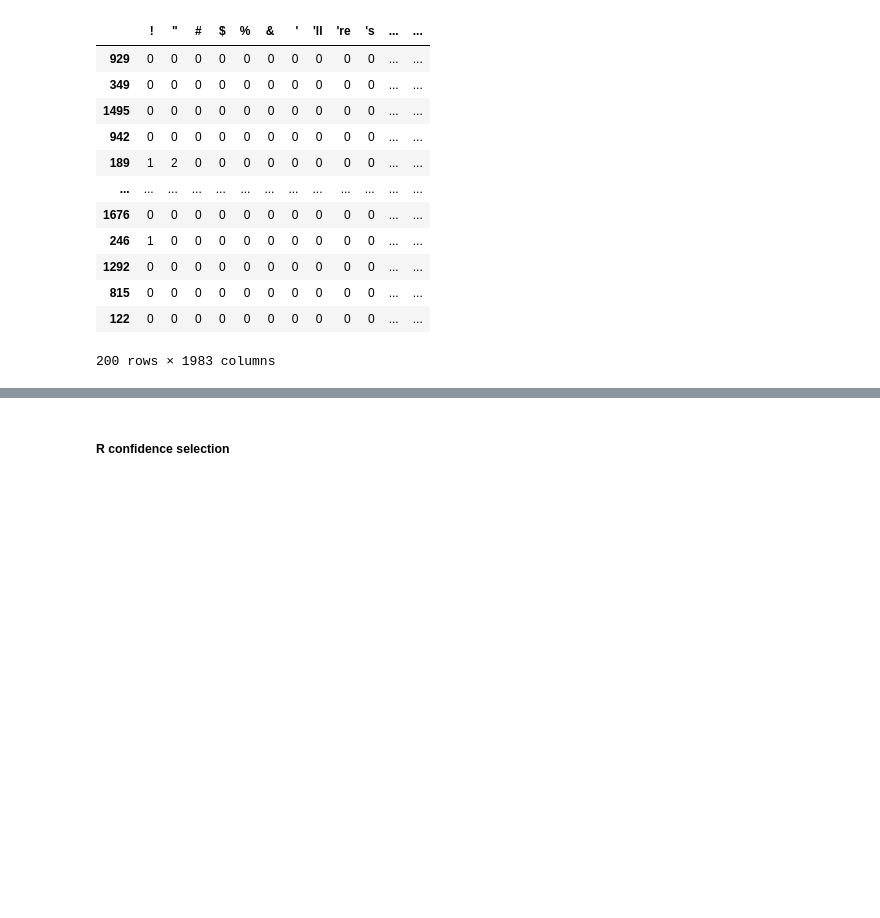
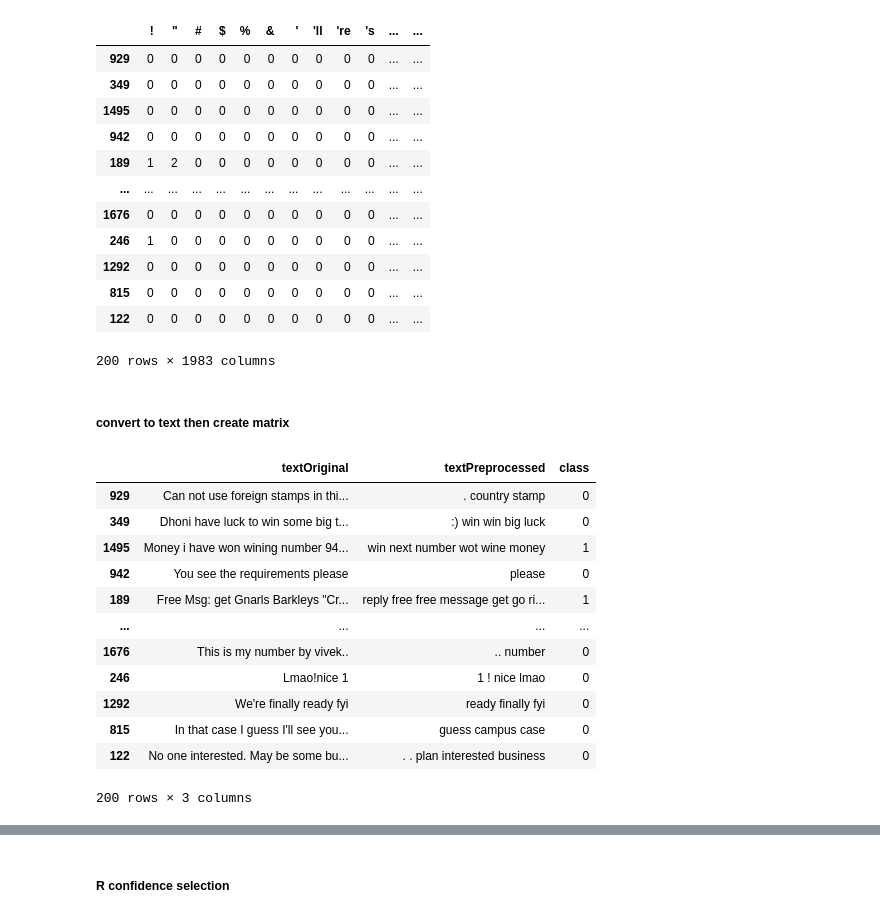
Before and after one commit to YubotKwng/Naive-Bayes-model-classifiying-spam-messages, a Jupyter notebook: COMP30027_2025_asst1_template.ipynb, the cells around one changed output, grey strips where cells are left out. Saved outputs shown, nothing was run; the diff lists cells and outputs as text; code cells hidden in the pictures; blank space fills up the shorter version.

```diff
--- a/COMP30027_2025_asst1_template.ipynb
+++ b/COMP30027_2025_asst1_template.ipynb
@@ -577,3 +564,22 @@ selected_entropy
 | 815 | 0 | 0 | 0 | 0 | 0 | 0 | 0 | 0 | 0 | 0 | ... | ... |
 | 122 | 0 | 0 | 0 | 0 | 0 | 0 | 0 | 0 | 0 | 0 | ... | ... |
 200 rows × 1983 columns
+# %% [markdown]
+##### convert to text then create matrix
+# %%
+matched_entropy = unlabel_df.loc[selected_entropy.index]
+matched_entropy
+# %% [output]
+|  | textOriginal | textPreprocessed | class |
+| 929 | Can not use foreign stamps in thi... | . country stamp | 0 |
+| 349 | Dhoni have luck to win some big t... | :) win win big luck | 0 |
+| 1495 | Money i have won wining number 94... | win next number wot wine money | 1 |
+| 942 | You see the requirements please | please | 0 |
+| 189 | Free Msg: get Gnarls Barkleys "Cr... | reply free free message get go ri... | 1 |
+| ... | ... | ... | ... |
+| 1676 | This is my number by vivek.. | .. number | 0 |
+| 246 | Lmao!nice 1 | 1 ! nice lmao | 0 |
+| 1292 | We're finally ready fyi | ready finally fyi | 0 |
+| 815 | In that case I guess I'll see you... | guess campus case | 0 |
+| 122 | No one interested. May be some bu... | . . plan interested business | 0 |
+200 rows × 3 columns
```
Also changed, not shown: parts of 24 cells of this notebook.
